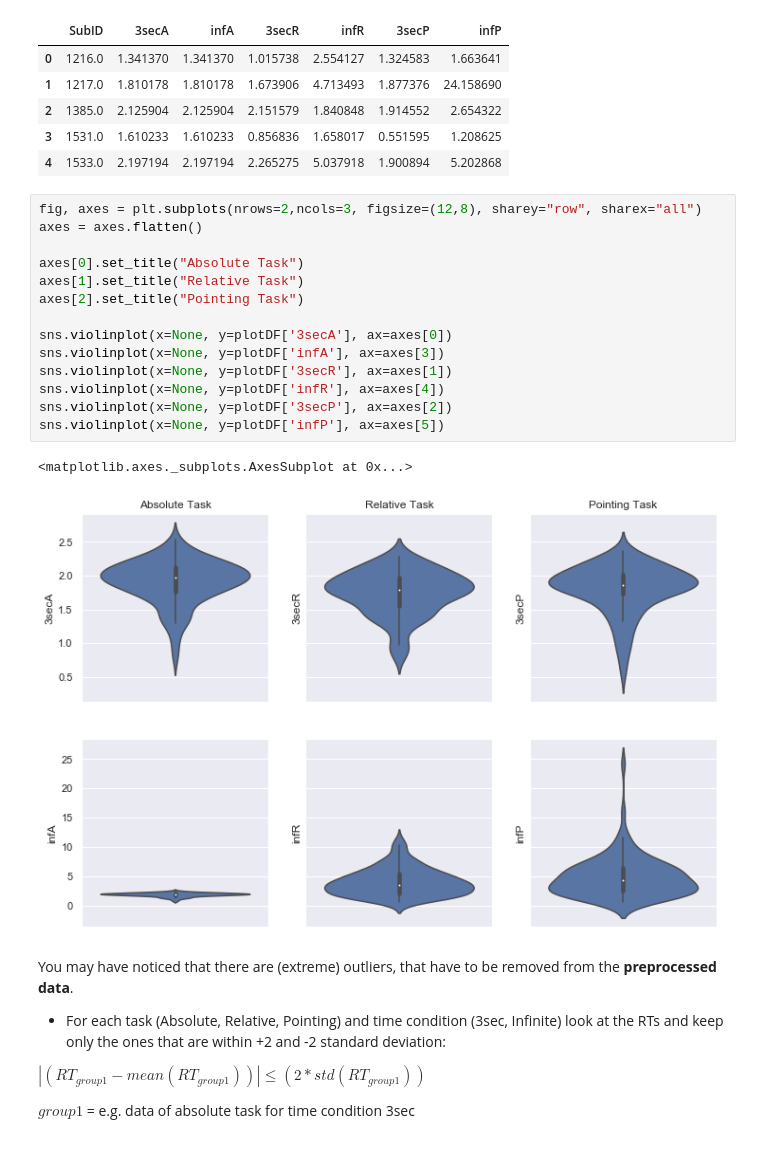
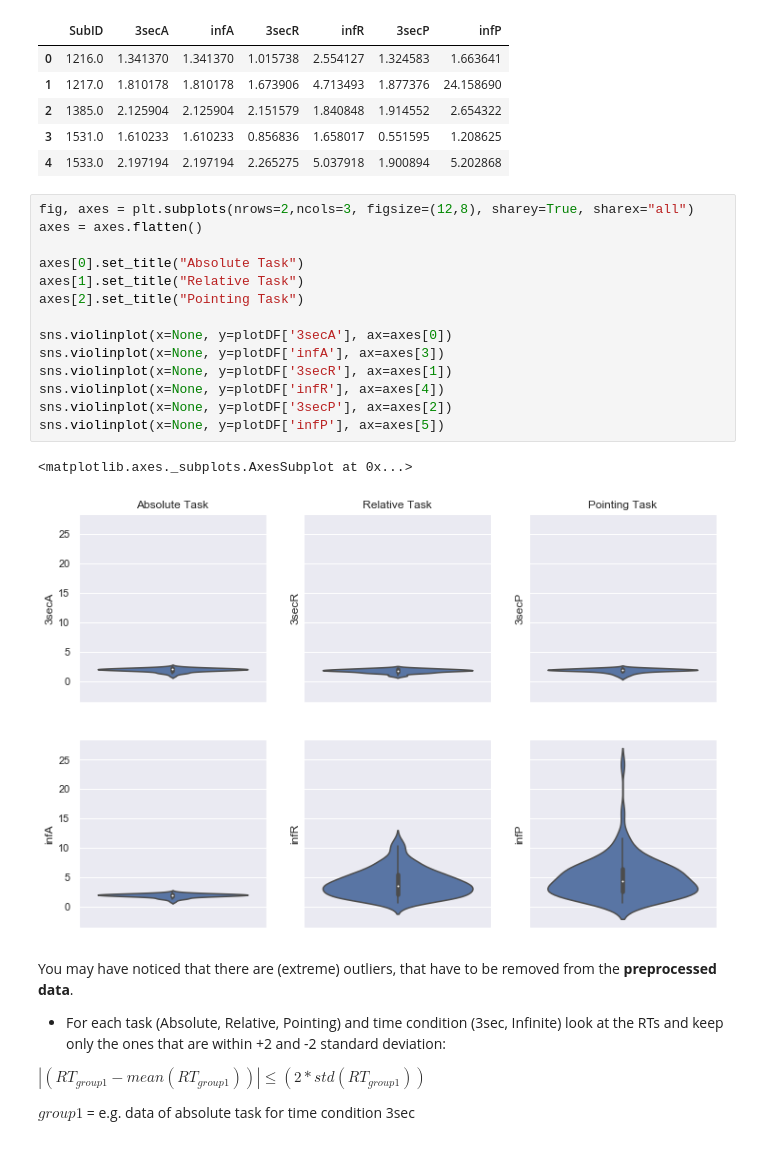
Before and after one commit to NBP-ACC/week-5-acc_5, a Jupyter notebook: sheet03.ipynb, the cells around one changed output. Drawn from its saved outputs; the diff is of its cells as text.

```diff
--- a/sheet03.ipynb
+++ b/sheet03.ipynb
@@ -159,22 +159,22 @@ plotDF.head()
 | 3 | 1531.0 | 1.610233 | 1.610233 | 0.856836 | 1.658017 | 0.551595 | 1.208625 |
 | 4 | 1533.0 | 2.197194 | 2.197194 | 2.265275 | 5.037918 | 1.900894 | 5.202868 |
 # %%
-fig, axes = plt.subplots(nrows=2,ncols=3, figsize=(12,8), sharey="row", sharex="all")
+fig, axes = plt.subplots(nrows=2,ncols=3, figsize=(12,8), sharey=True, sharex="all")
 axes = axes.flatten()
 
 axes[0].set_title("Absolute Task")
 axes[1].set_title("Relative Task")
 axes[2].set_title("Pointing Task")
 
 sns.violinplot(x=None, y=plotDF['3secA'], ax=axes[0])
 sns.violinplot(x=None, y=plotDF['infA'], ax=axes[3])
 sns.violinplot(x=None, y=plotDF['3secR'], ax=axes[1])
 sns.violinplot(x=None, y=plotDF['infR'], ax=axes[4])
 sns.violinplot(x=None, y=plotDF['3secP'], ax=axes[2])
 sns.violinplot(x=None, y=plotDF['infP'], ax=axes[5])
 # %% [output]
 <matplotlib.axes._subplots.AxesSubplot at 0x...>
-[figure, old version]
+[figure, new version]
 # %% [markdown]
 You may have noticed that there are (extreme) outliers, that have to be removed from the **preprocessed data**.
 
```
Also changed, not shown: parts of 5 cells of this notebook.
